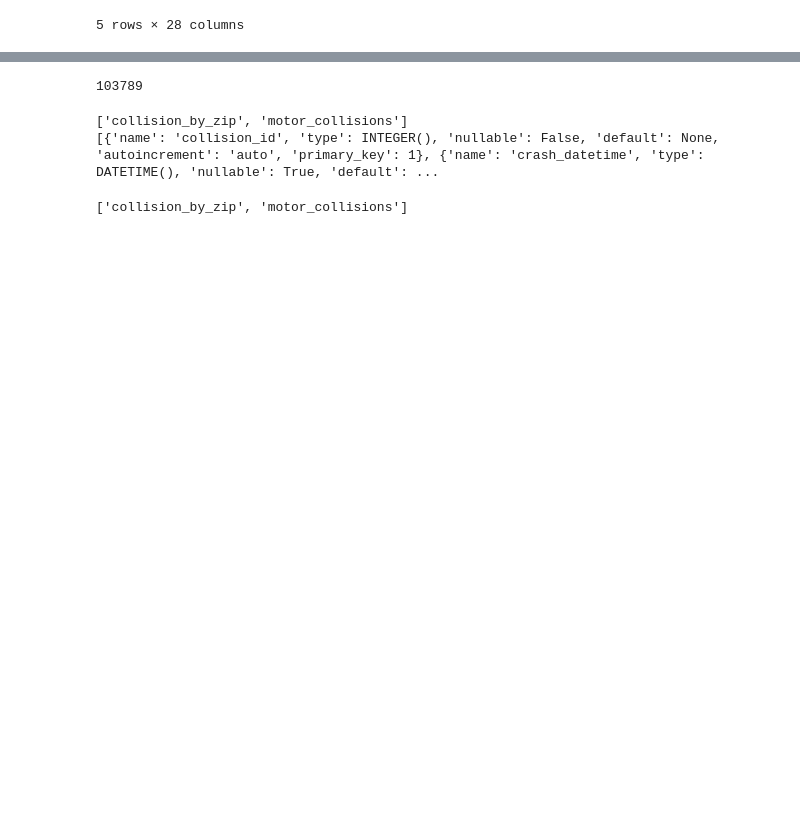
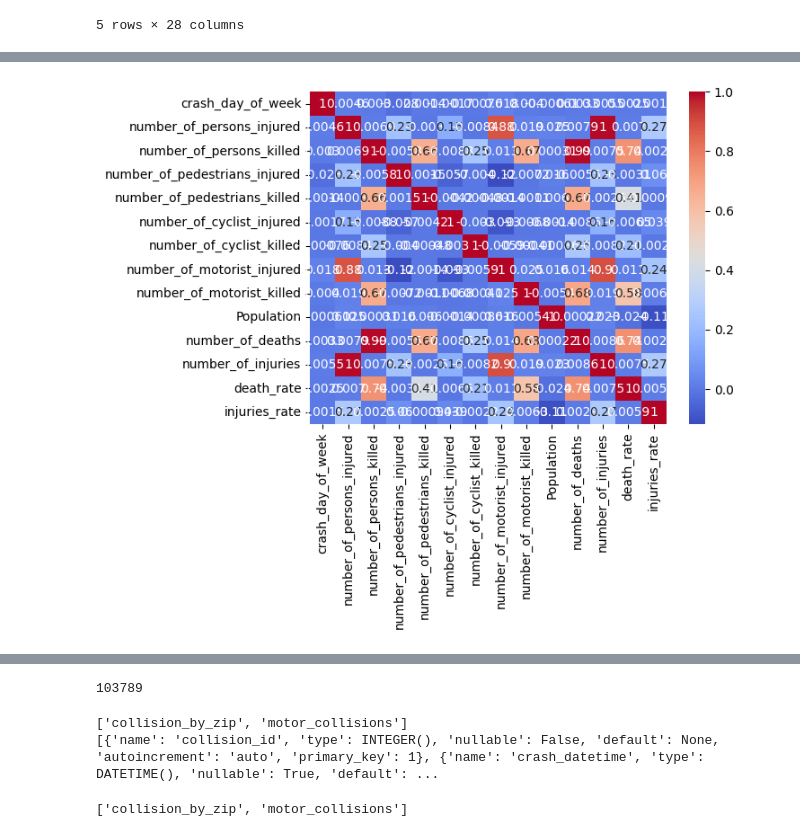
Before and after one commit to ReiannaLiu/MotorVehicleCollision, a Jupyter notebook: data_cleaning_process/loading_data.ipynb, the cells around one changed output, grey strips where cells are left out. Cells and saved outputs as stored; diff of their text form; code cells hidden in the pictures; blank space fills up the shorter version.

```diff
--- a/data_cleaning_process/loading_data.ipynb
+++ b/data_cleaning_process/loading_data.ipynb
@@ -179,0 +189,19 @@ df.head()
+# %%
+## check for missing values:
+# drop attributes of contributing factors that only have value "unspecified":
+contributing_factor_columns = [
+    'contributing_factor_vehicle_1',
+    'contributing_factor_vehicle_2',
+    'contributing_factor_vehicle_3',
+    'contributing_factor_vehicle_4',
+    'contributing_factor_vehicle_5'
+]
+
+# Check if all values in each contributing factor column are "Unspecified"
+columns_to_drop = [col for col in contributing_factor_columns if all(df[col].dropna() == 'Unspecified')]
+
+# Drop the columns
+df.drop(columns=columns_to_drop, inplace=True)
+
+#drop attributes of which all the values are missing:
+df.dropna(axis=1, how='all',inplace = True)
@@ -214,0 +321,9 @@ plt.show()
+# %%
+# correlation matrix
+import seaborn as sns
+columns_to_keep = df.select_dtypes(include=['float64', 'int64'])
+correlation_matrix = columns_to_keep.drop(["latitude", "longitude"], axis=1).corr()
+sns.heatmap(correlation_matrix, annot=True, cmap='coolwarm')
+plt.show()
+# %% [output]
+[figure, added]
```
Also changed, not shown: parts of 26 cells of this notebook, 1 other file.
